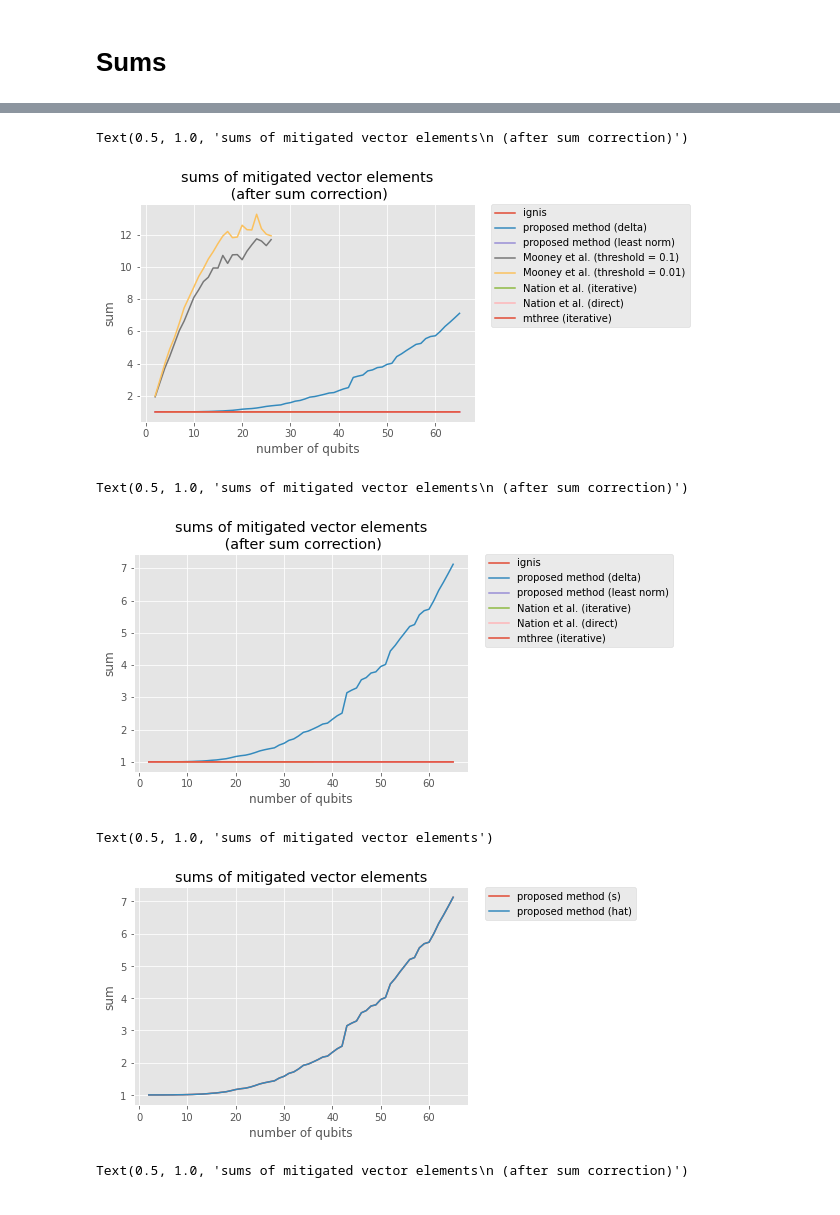
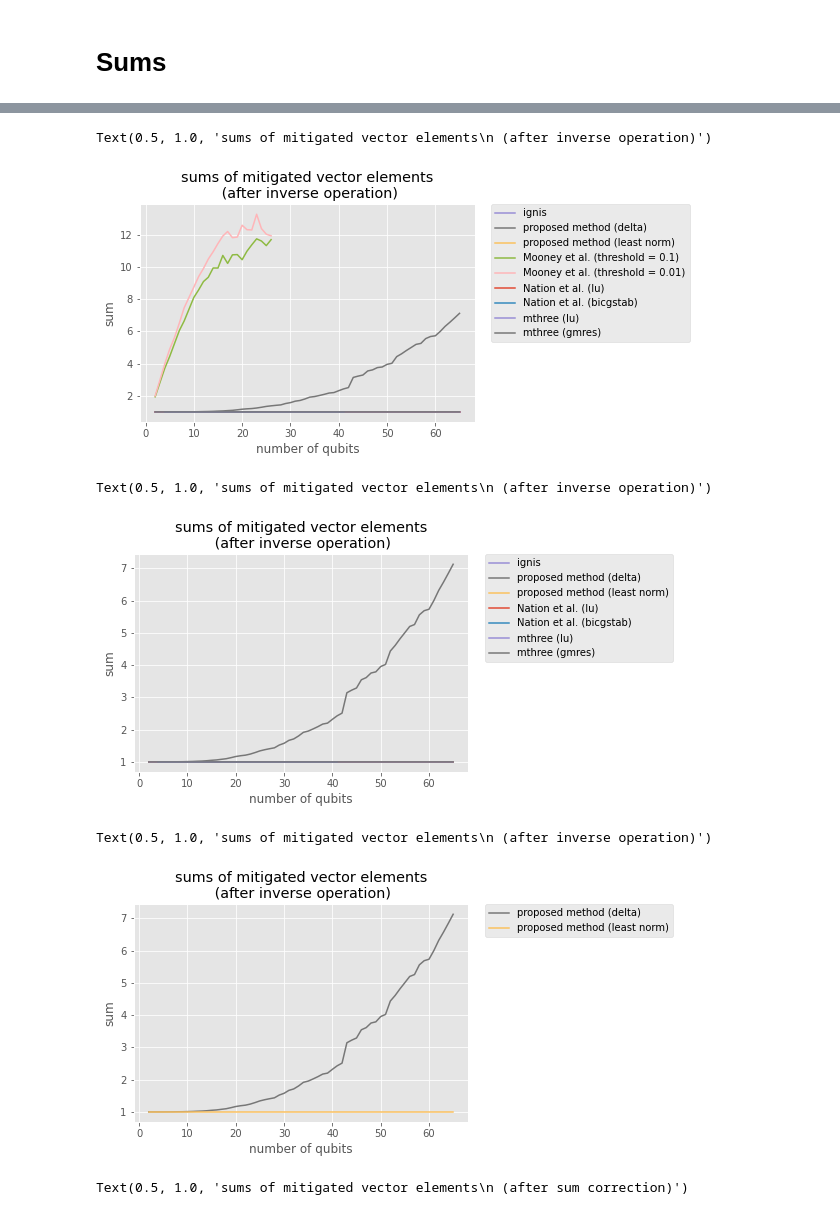
Before and after one commit to BOBO1997/master_thesis, a Jupyter notebook: test_libs_qrem/ghz_states/brooklyn/analysis_sums.ipynb, the cells around one changed output, grey strips where cells are left out. Drawn from its saved outputs; the diff is of its cells as text; code cells hidden in the pictures.

Commit message:
added new figures

```diff
--- a/test_libs_qrem/ghz_states/brooklyn/analysis_sums.ipynb
+++ b/test_libs_qrem/ghz_states/brooklyn/analysis_sums.ipynb
@@ -78,36 +83,38 @@ mthree_iterative_sum_of_x_s = [sum_of_hist(mthree_iterative_mitigator_info[i]["m
 # %%
 plt.clf()
 plt.style.use('ggplot')
-plt.plot(range(2, ignis_length + 2), ignis_sum_of_x_s, label="ignis", color="C0")
-plt.plot(range(2, max_length + 2), delta_sum_of_x_hat, label="proposed method (delta)", color="C1")
-plt.plot(range(2, max_length + 2), lnp_sum_of_x_hat, label="proposed method (least norm)", color="C2")
-plt.plot(range(2, mooney01_length + 2), mooney01_sum_of_x_s, label="Mooney et al. (threshold = 0.1)", color="C3")
-plt.plot(range(2, mooney001_length + 2), mooney001_sum_of_x_s, label="Mooney et al. (threshold = 0.01)", color="C4")
-plt.plot(range(2, nation_bicgstab_length + 2)[2:], nation_bicgstab_sum_of_x_s[2:], label="Nation et al. (iterative)", color="C5")
-plt.plot(range(2, max_length + 2), nation_lu_sum_of_x_s, label="Nation et al. (direct)", color="C6")
-plt.plot(range(2, max_length + 2), mthree_iterative_sum_of_x_s, label="mthree (iterative)", color="C7")
+plt.plot(range(2, ignis_length + 2), ignis_sum_of_x_s, label="ignis", color="C2")
+plt.plot(range(2, max_length + 2), delta_sum_of_x_hat, label="proposed method (delta)", color="C3")
+plt.plot(range(2, max_length + 2), lnp_sum_of_x_hat, label="proposed method (least norm)", color="C4")
+plt.plot(range(2, mooney01_length + 2), mooney01_sum_of_x_s, label="Mooney et al. (threshold = 0.1)", color="C5")
+plt.plot(range(2, mooney001_length + 2), mooney001_sum_of_x_s, label="Mooney et al. (threshold = 0.01)", color="C6")
+plt.plot(range(2, max_length + 2), nation_lu_sum_of_x_s, label="Nation et al. (lu)", color="C7")
+plt.plot(range(2, nation_bicgstab_length + 2)[2:], nation_bicgstab_sum_of_x_s[2:], label="Nation et al. (bicgstab)", color="C8")
+plt.plot(range(2, max_length + 2), mthree_lu_sum_of_x_s, label="mthree (lu)", color="C9")
+plt.plot(range(2, max_length + 2), mthree_gmres_sum_of_x_s, label="mthree (gmres)", color="C10")
 plt.legend(bbox_to_anchor=(1.05, 1), loc='upper left', borderaxespad=0)
 plt.xlabel("number of qubits")
 plt.ylabel("sum")
-plt.title("sums of mitigated vector elements\n (after sum correction)")
+plt.title("sums of mitigated vector elements\n (after inverse operation)")
 # %% [output]
-Text(0.5, 1.0, 'sums of mitigated vector elements\n (after sum correction)')
+Text(0.5, 1.0, 'sums of mitigated vector elements\n (after inverse operation)')
-[figure, old version]
+[figure, new version]
 # %%
 plt.clf()
 plt.style.use('ggplot')
-plt.plot(range(2, ignis_length + 2), ignis_sum_of_x_s, label="ignis", color="C0")
-plt.plot(range(2, max_length + 2), delta_sum_of_x_hat, label="proposed method (delta)", color="C1")
-plt.plot(range(2, max_length + 2), lnp_sum_of_x_hat, label="proposed method (least norm)", color="C2")
-# plt.plot(range(2, mooney01_length + 2), mooney01_sum_of_x_s, label="Mooney et al. (threshold = 0.1)", color="C3")
-# plt.plot(range(2, mooney001_length + 2), mooney001_sum_of_x_s, label="Mooney et al. (threshold = 0.01)", color="C4")
-plt.plot(range(2, nation_bicgstab_length + 2)[2:], nation_bicgstab_sum_of_x_s[2:], label="Nation et al. (iterative)", color="C5")
-plt.plot(range(2, max_length + 2), nation_lu_sum_of_x_s, label="Nation et al. (direct)", color="C6")
-plt.plot(range(2, max_length + 2), mthree_iterative_sum_of_x_s, label="mthree (iterative)", color="C7")
+plt.plot(range(2, ignis_length + 2), ignis_sum_of_x_s, label="ignis", color="C2")
+plt.plot(range(2, max_length + 2), delta_sum_of_x_hat, label="proposed method (delta)", color="C3")
+plt.plot(range(2, max_length + 2), lnp_sum_of_x_hat, label="proposed method (least norm)", color="C4")
+# plt.plot(range(2, mooney01_length + 2), mooney01_sum_of_x_s, label="Mooney et al. (threshold = 0.1)", color="C5")
+# plt.plot(range(2, mooney001_length + 2), mooney001_sum_of_x_s, label="Mooney et al. (threshold = 0.01)", color="C6")
+plt.plot(range(2, max_length + 2), nation_lu_sum_of_x_s, label="Nation et al. (lu)", color="C7")
+plt.plot(range(2, nation_bicgstab_length + 2)[2:], nation_bicgstab_sum_of_x_s[2:], label="Nation et al. (bicgstab)", color="C8")
+plt.plot(range(2, max_length + 2), mthree_lu_sum_of_x_s, label="mthree (lu)", color="C9")
+plt.plot(range(2, max_length + 2), mthree_gmres_sum_of_x_s, label="mthree (gmres)", color="C10")
 plt.legend(bbox_to_anchor=(1.05, 1), loc='upper left', borderaxespad=0)
 plt.xlabel("number of qubits")
 plt.ylabel("sum")
-plt.title("sums of mitigated vector elements\n (after sum correction)")
+plt.title("sums of mitigated vector elements\n (after inverse operation)")
 # %% [output]
-Text(0.5, 1.0, 'sums of mitigated vector elements\n (after sum correction)')
+Text(0.5, 1.0, 'sums of mitigated vector elements\n (after inverse operation)')
-[figure, old version]
+[figure, new version]
@@ -114,22 +123,22 @@ Text(0.5, 1.0, 'sums of mitigated vector elements\n (after sum correction)')
 # %%
 plt.clf()
 plt.style.use('ggplot')
-# plt.plot(range(2, ignis_length + 2), ignis_sum_of_x_s, label="ignis")
-plt.plot(range(2, max_length + 2), delta_sum_of_x_s, label="proposed method (s)")
-plt.plot(range(2, max_length + 2), delta_sum_of_x_hat, label="proposed method (hat)")
-# plt.plot(range(2, max_length + 2), lnp_sum_of_x_hat, label="proposed method (least norm)")
-# plt.plot(range(2, mooney01_length + 2), mooney01_sum_of_x_s, label="Mooney et al. (threshold = 0.1)")
-# plt.plot(range(2, mooney001_length + 2), mooney001_sum_of_x_s, label="Mooney et al. (threshold = 0.01)")
-# plt.plot(range(2, nation_bicgstab_length + 2)[2:], nation_bicgstab_sum_of_x_s[2:], label="Nation et al. (iterative)")
-# plt.plot(range(2, max_length + 2), nation_lu_sum_of_x_s, label="Nation et al. (direct)")
-# plt.plot(range(2, max_length + 2), mthree_iterative_sum_of_x_s, label="mthree (iterative)")
+# plt.plot(range(2, ignis_length + 2), ignis_sum_of_x_s, label="ignis", color="C2")
+plt.plot(range(2, max_length + 2), delta_sum_of_x_hat, label="proposed method (delta)", color="C3")
+plt.plot(range(2, max_length + 2), lnp_sum_of_x_hat, label="proposed method (least norm)", color="C4")
+# plt.plot(range(2, mooney01_length + 2), mooney01_sum_of_x_s, label="Mooney et al. (threshold = 0.1)", color="C5")
+# plt.plot(range(2, mooney001_length + 2), mooney001_sum_of_x_s, label="Mooney et al. (threshold = 0.01)", color="C6")
+# plt.plot(range(2, max_length + 2), nation_lu_sum_of_x_s, label="Nation et al. (lu)", color="C7")
+# plt.plot(range(2, nation_bicgstab_length + 2)[2:], nation_bicgstab_sum_of_x_s[2:], label="Nation et al. (bicgstab)", color="C8")
+# plt.plot(range(2, max_length + 2), mthree_lu_sum_of_x_s, label="mthree (lu)", color="C9")
+# plt.plot(range(2, max_length + 2), mthree_gmres_sum_of_x_s, label="mthree (gmres)", color="C10")
 plt.legend(bbox_to_anchor=(1.05, 1), loc='upper left', borderaxespad=0)
 plt.xlabel("number of qubits")
 plt.ylabel("sum")
-plt.title("sums of mitigated vector elements")
+plt.title("sums of mitigated vector elements\n (after inverse operation)")
 # %% [output]
-Text(0.5, 1.0, 'sums of mitigated vector elements')
+Text(0.5, 1.0, 'sums of mitigated vector elements\n (after inverse operation)')
-[figure, old version]
+[figure, new version]
 # %%
 plt.clf()
 plt.style.use('ggplot')
```
Also changed, not shown: parts of 7 cells of this notebook, 3 other files.
